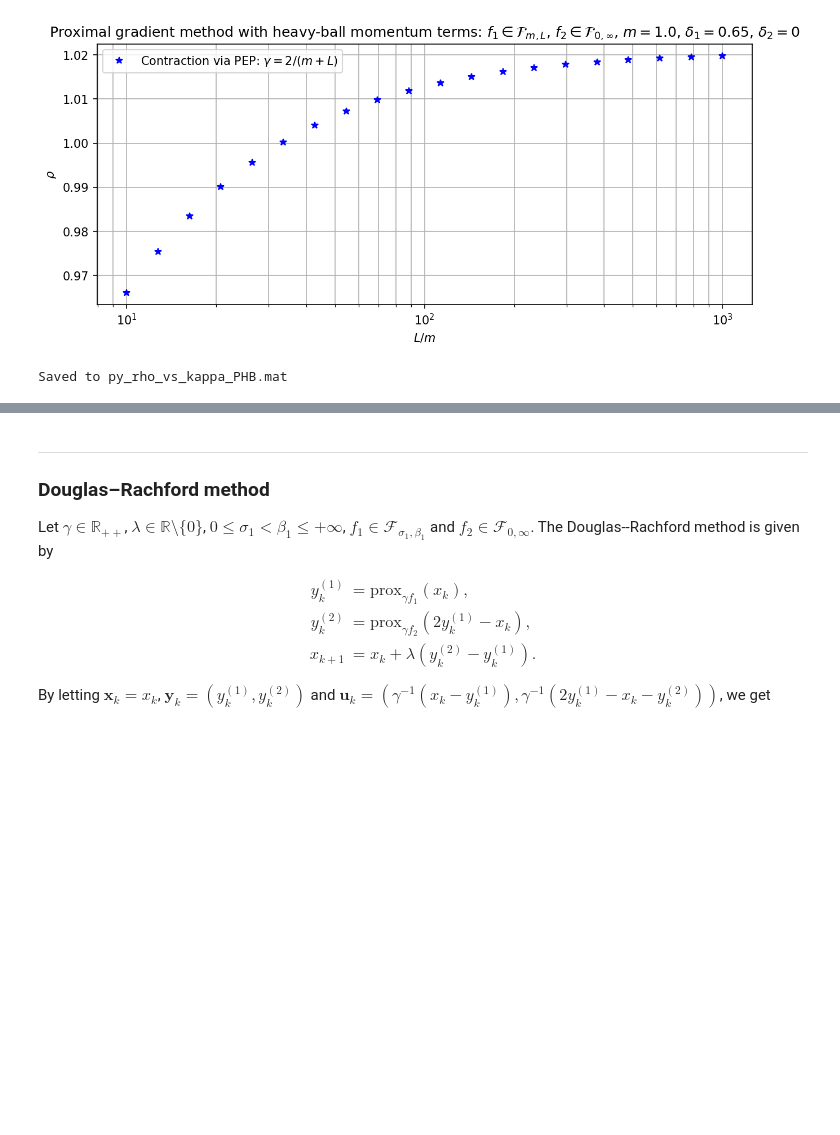
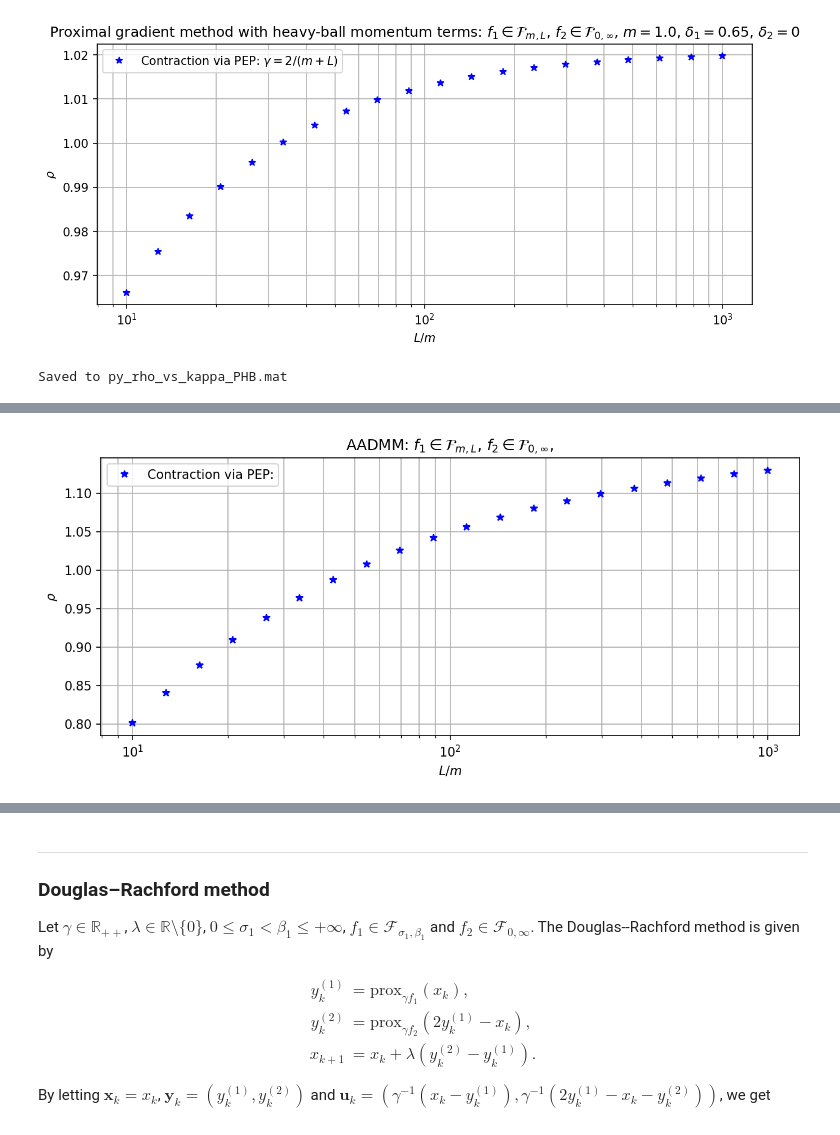
Before and after one commit to LenD123/UpBanTie_TightLyap_testing, a Jupyter notebook: notebook.ipynb, the cells around one changed output, grey strips where cells are left out. Saved outputs shown, nothing was run; the diff lists cells and outputs as text; code cells hidden in the pictures; blank space fills up the shorter version.

```diff
--- a/notebook.ipynb
+++ b/notebook.ipynb
@@ -1016,0 +1044,94 @@ Saved to py_rho_vs_kappa_PHB.mat
+# %%
+# AADMM
+
+
+m_sc = 1.0
+
+sigma = m_sc
+L_over_m_grid = np.logspace(1, 3, 20)
+
+# Preallocate so the x-axis always spans [1e1, 1e3]
+rho_vec = np.full(L_over_m_grid.shape, np.nan, dtype=float)
+
+# Debug counters
+slater_fails = 0
+bisect_fails = 0
+kept = 0
+
+for i, L_over_m in enumerate(L_over_m_grid):
+    # Here beta plays the role of L (smoothness)
+    beta = float(L_over_m * m_sc)
+
+    # Function class: f1 in F_{m,L}, f2 in F_{0,inf}
+    list_of_sigmas_and_betas = [(sigma, beta), (0, float("inf"))]
+    L_interp = get_product_interpolation(list_of_sigmas_and_betas)
+
+    # Only consider gamma = 2/(m+L)
+    gamma = 2.0 / (sigma + beta)
+
+    choice = ("A-ADMM", gamma, m_sc, beta)
+    A, B, C, D = select_algorithm(choice)
+
+    m_alg = C.shape[0]
+    n = C.shape[1]
+
+    P = np.zeros((n + 2 * m_alg, n + 2 * m_alg))
+    P[0, 0] = 1.0
+    p = np.zeros((m_alg, 1))
+    T = np.zeros((n + 2 * m_alg, n + 2 * m_alg))
+    t = np.zeros((m_alg, 1))
+
+    # Slater check
+    if not has_Slater(A, B, C, D, list_of_sigmas_and_betas):
+        slater_fails += 1
+        continue
+
+    # NOTE: Use a reasonable bisection tolerance first; tighten after it runs reliably
+    rho_sq = bisection(A, B, C, D, L_interp, P, p, T, t, tol=1e-9)
+
+    # Handle failures
+    if rho_sq == -1 or rho_sq is None:
+        bisect_fails += 1
+        continue
+    rho_sq = float(rho_sq)
+    if not np.isfinite(rho_sq) or rho_sq < 0:
+        bisect_fails += 1
+        continue
+
+    # Convert squared contraction to contraction factor
+    rho_vec[i] = np.sqrt(rho_sq)
+    kept += 1
+
+print(f"Requested points: {len(L_over_m_grid)}")
+print(f"Kept points:      {kept}")
+print(f"Slater fails:     {slater_fails}")
+print(f"Bisection fails:  {bisect_fails}")
+
+# Plot rho vs L/m
+fig, ax = plt.subplots(dpi=150, figsize=(10, 4))
+ax.plot(L_over_m_grid, rho_vec, "b*")
+ax.set_xscale("log")
+ax.grid(True, which="both")
+ax.set_xlabel(r"$L/m$")
+ax.set_ylabel(r"$\rho$")
+ax.set_title(
+    r"AADMM: "
+    r"$f_1\in\mathcal{F}_{m,L}$, $f_2\in\mathcal{F}_{0,\infty}$, "
+
+)
+ax.legend([r"Contraction via PEP:"])
+plt.show()
+
+from scipy.io import savemat
+
+# In your setup, L_over_m_grid is exactly kappa_vec
+kappa_vec = L_over_m_grid
+
+# Save as column vectors (MATLAB-friendly)
+savemat("py_rho_vs_kappa_AADMM.mat", {
+    "kappa_vec": kappa_vec.reshape(-1, 1),
+    "PEP_rho":   rho_vec.reshape(-1, 1),
+})
+
+print("Saved to py_rho_vs_kappa_AADMM.mat")
+# %% [output]
@@ -1016,0 +1142 @@ Saved to py_rho_vs_kappa_PHB.mat
+[figure, added]
```
Also changed, not shown: parts of 5 cells of this notebook.
